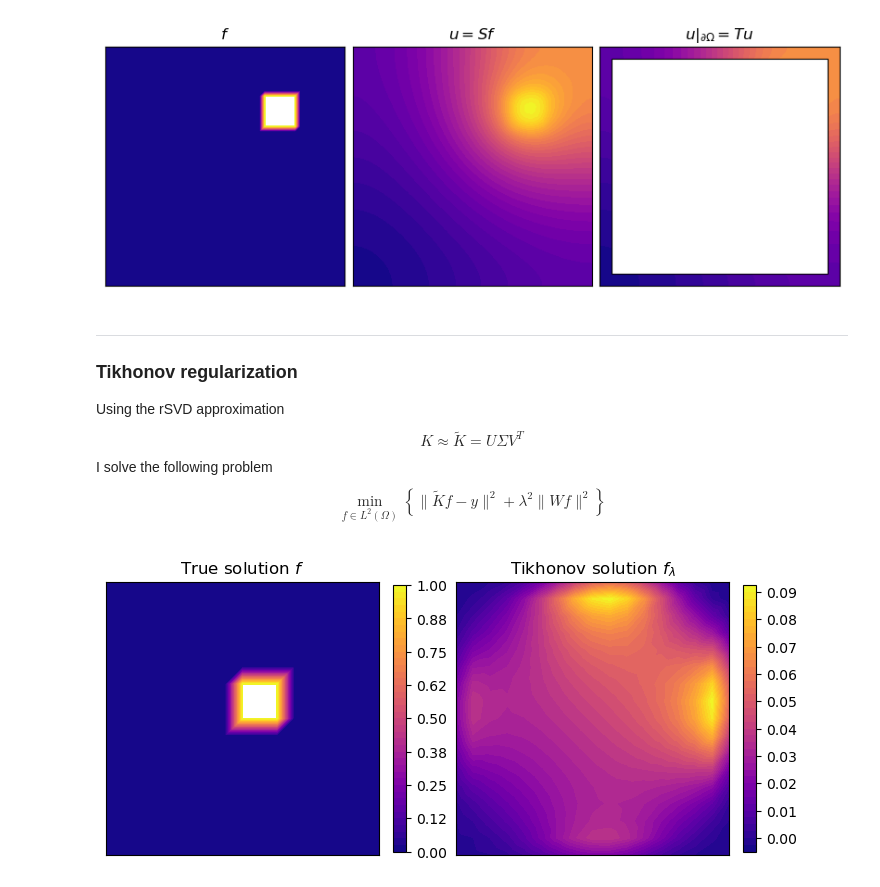
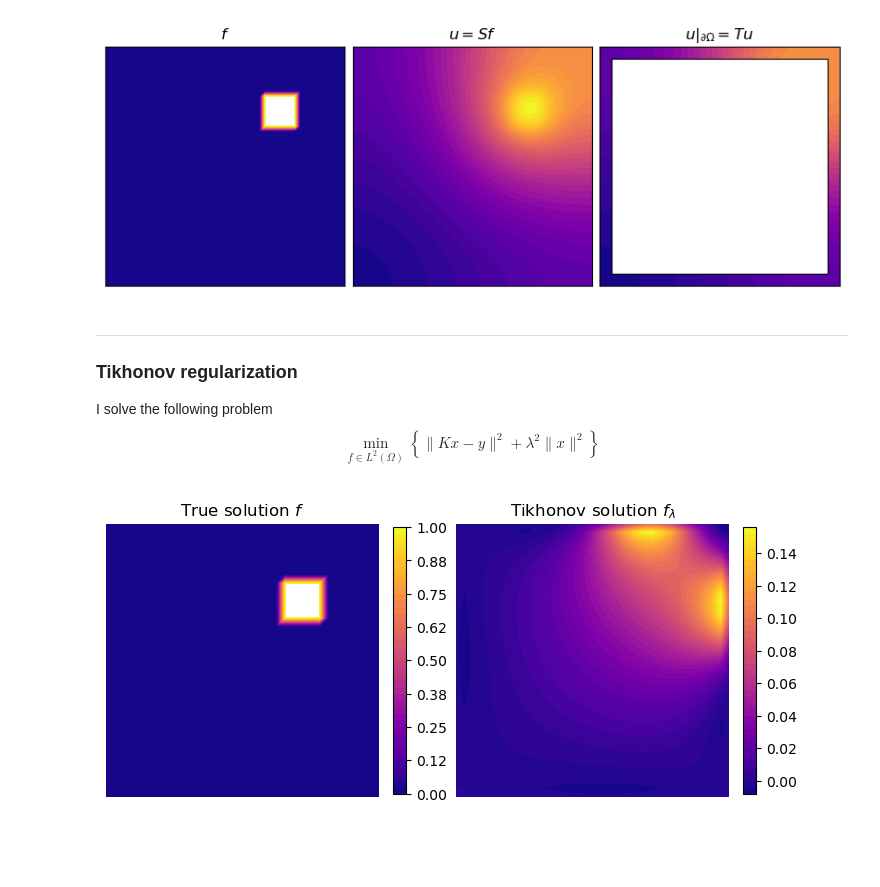
Before and after one commit to EliasSev/masters-thesis, a Jupyter notebook: notebooks/discrete_operator_rsvd.ipynb, the cells around one changed output. Saved outputs shown, nothing was run; the diff lists cells and outputs as text; code cells hidden in the pictures; blank space fills up the shorter version.

```diff
--- a/notebooks/discrete_operator_rsvd.ipynb
+++ b/notebooks/discrete_operator_rsvd.ipynb
@@ -661,6 +610,3 @@ plt.show()
-# %%
-W = get_discrete_W(V)
-_, W1 = get_approximate_K_and_W(V, 10)
 # %% [markdown]
 ---
 ## 4. Inverse problem
@@ -704,16 +650,6 @@ def plot_K_mapping(V: FunctionSpace, f: Function, fig_name: Optional[str] = None
     plt.show()
 
 
-def get_square_f(V, x0=0.5, y0=0.5, w=0.15, h=0.15):
-    x1 = x0 + w
-    y1 = y0 + h
-    code = f'x[0] >= {x0} && x[0] <= {x1} && x[1] >= {y0} && x[1] <= {y1} ? 1.0 : 0.0'
-    f_expr = Expression(code, degree=1)
-    f = Function(V)
-    f.interpolate(f_expr)
-    return f
-
-
 def fig_S_and_T_example():
     n = 48
     V = FunctionSpace(UnitSquareMesh(n, n), 'CG', 1)
@@ -729,16 +665,12 @@ fig_S_and_T_example()
 ---
 ### Tikhonov regularization
 
-Using the rSVD approximation
-$$
-K \approx \tilde K = U \Sigma V^T
-$$
 I solve the following problem
 $$
 \min_{f \in L^2(\Omega)}
 \left\{
-    \| \tilde K f - y \|^2
-    + \lambda^2 \| W f \|^2
+    \|  K x - y \|^2
+    + \lambda^2 \| x \|^2
 \right\}
 $$
 # %%
@@ -766,44 +698,43 @@ def generalized_CV_tikhonov(A, b, lambdas):
     for i, lam in enumerate(lambdas):
         x_lambda = tikhonov(A, b, lam)
         sum_phi = np.sum([get_phi_i(si, lam) for si in S])
         Gs[i] = G(x_lambda, m, sum_phi)
 
     return Gs
 
-
 # Function space
-n = 16
+n = 32
 mesh = UnitSquareMesh(n, n)
 V = FunctionSpace(mesh, 'CG', 1)
 boundary_dofs = get_boundary_dofs(V)
 
-# Mapping y = Kf
+
+# Assemble K
 K = get_discrete_K(V)
-f = get_square_f(V)
+
+# Get y = K x
+f = get_square_f(V, 0.65, 0.65)
 x = f.vector().get_local()
 y = apply_K(V, x, boundary_dofs)
 
-# Tikhonov regularization with GCV
-lambdas = np.logspace(-3, 3, 100)
-Gl = generalized_CV_tikhonov(K, y, lambdas)
-lambda_best = lambdas[np.argmin(Gl)]
-
-# Solve with optimal lambda
-x_hat = tikhonov(K, y, lambda_=lambda_best)
+# Solve
+x_hat  = tikhonov(K, y, lambda_=0.001)
 f_hat = Function(V)
-f_hat.vector()[:] = x_hat
+f_hat.vector()[:] = x_hat.copy()
 
 fig, axes = plt.subplots(1, 2, figsize=(7, 4), constrained_layout=True)
 axes = axes.flatten()
 
 funcs = [f, f_hat]
 names = ["True solution $f$", "Tikhonov solution $f_\lambda$"]
 for ax, func, name in zip(axes, funcs, names):
     plt.sca(ax)
     p = plot(func, title=name, cmap='plasma')
     fig.colorbar(p, ax=ax, format="%.2f", shrink=0.68)
     ax.set_xticks([])
     ax.set_yticks([])
+    #ax.spines[['right', 'top', 'bottom', 'left']].set_visible(False)
+    ax.set_frame_on(False)
 # %% [output]
-[figure, old version]
+[figure, new version]
 # %% [markdown]
```
Also changed, not shown: parts of 9 cells of this notebook, 2 other files.
